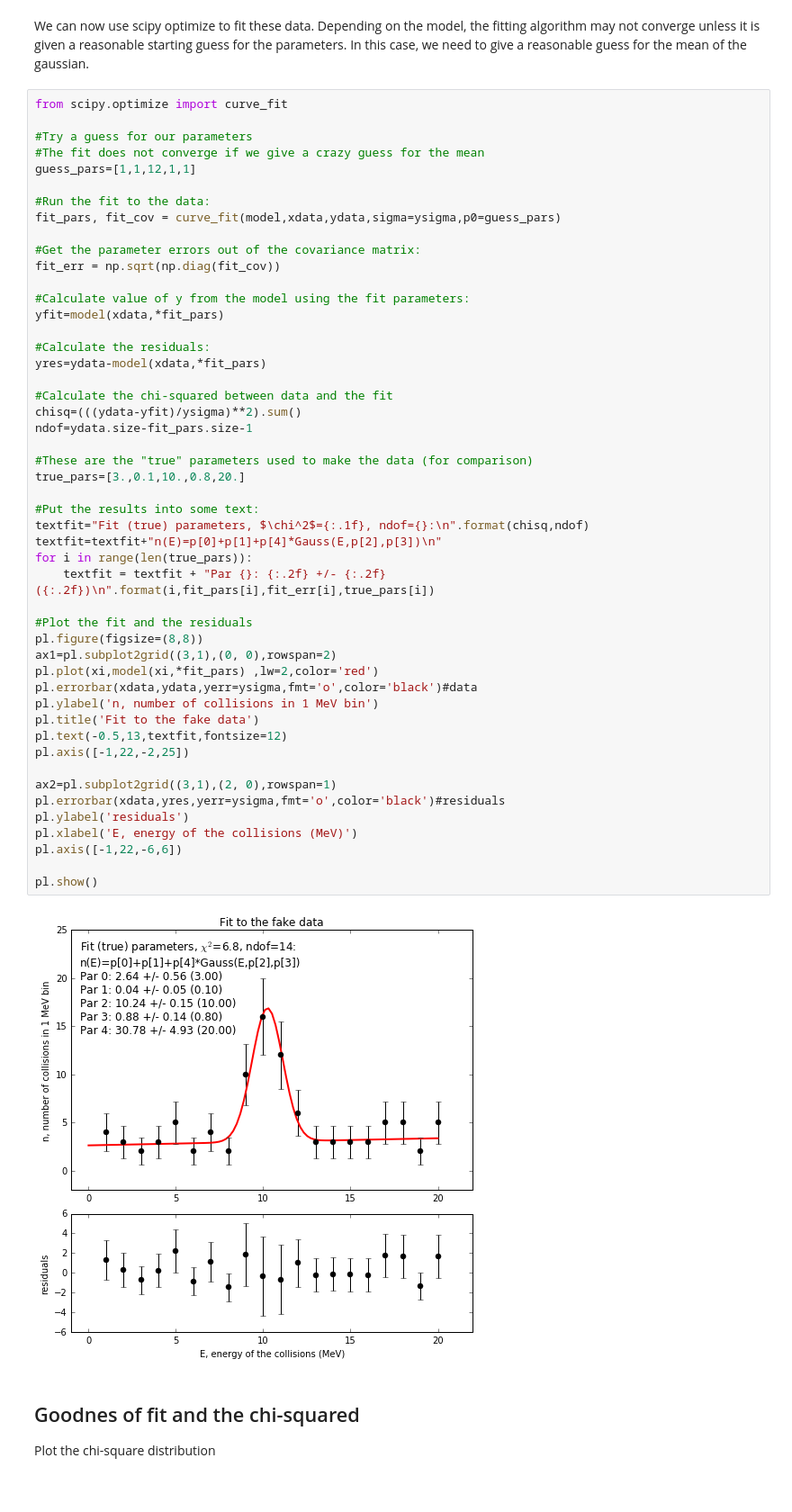
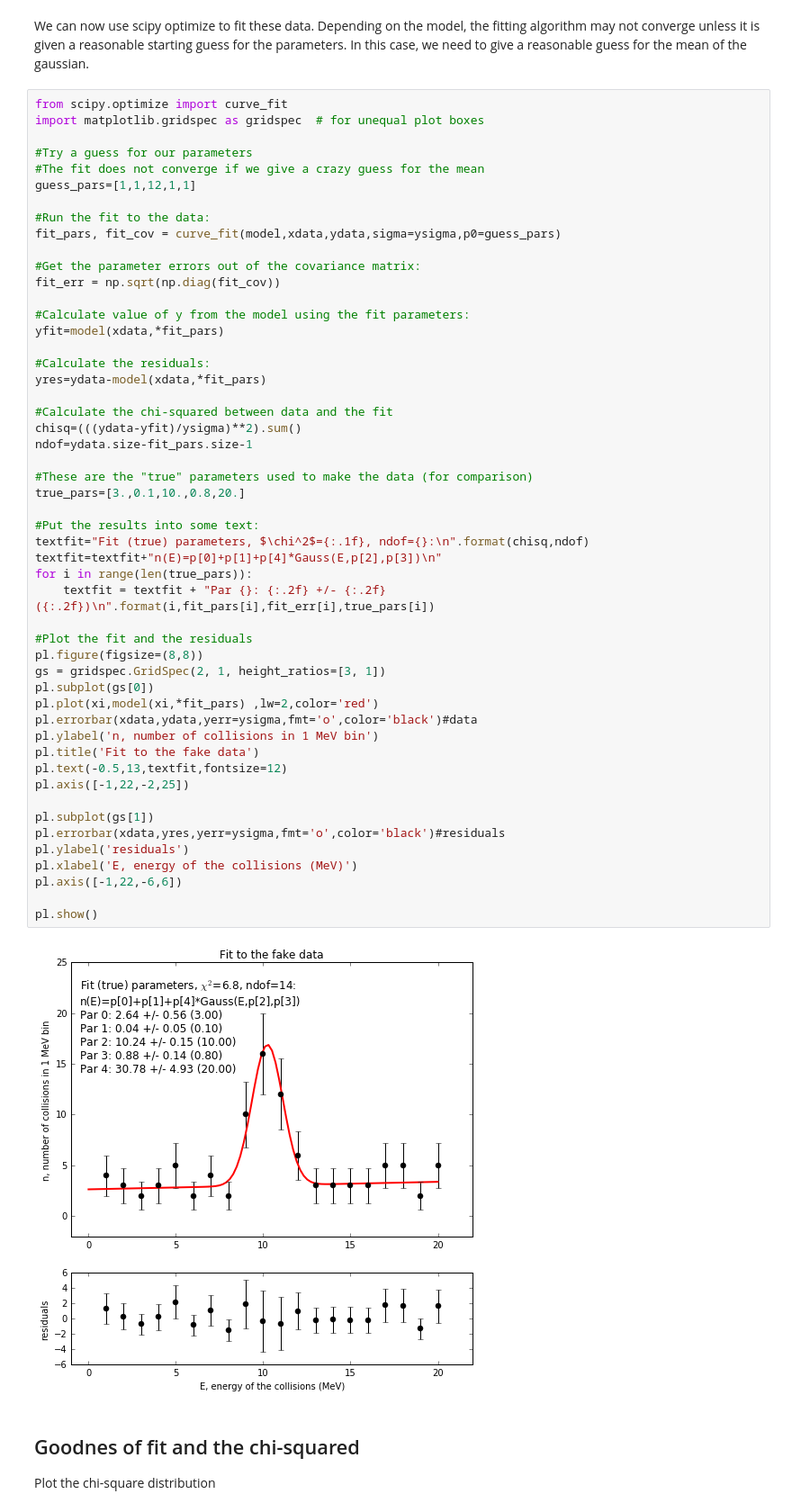
Before and after one commit to OSTP/DataAndErrorAnalysis, a Jupyter notebook: notebooks/Chapter8_Statistics_ModelData.ipynb, the cells around one changed output. Shown: that part at 90% size. Saved outputs shown, nothing was run; the diff lists cells and outputs as text.

```diff
--- a/notebooks/Chapter8_Statistics_ModelData.ipynb
+++ b/notebooks/Chapter8_Statistics_ModelData.ipynb
@@ -262,6 +268,7 @@ ysigma=data[:,2]
 We can now use scipy optimize to fit these data. Depending on the model, the fitting algorithm may not converge unless it is given a reasonable starting guess for the parameters. In this case, we need to give a reasonable guess for the mean of the gaussian.
 # %%
 from scipy.optimize import curve_fit
+import matplotlib.gridspec as gridspec  # for unequal plot boxes
 
 #Try a guess for our parameters
 #The fit does not converge if we give a crazy guess for the mean
@@ -281,36 +288,37 @@ yres=ydata-model(xdata,*fit_pars)
 
 #Calculate the chi-squared between data and the fit
 chisq=(((ydata-yfit)/ysigma)**2).sum()
 ndof=ydata.size-fit_pars.size-1
 
 #These are the "true" parameters used to make the data (for comparison)
 true_pars=[3.,0.1,10.,0.8,20.]
 
 #Put the results into some text:
 textfit="Fit (true) parameters, $\chi^2$={:.1f}, ndof={}:\n".format(chisq,ndof)
 textfit=textfit+"n(E)=p[0]+p[1]+p[4]*Gauss(E,p[2],p[3])\n"
 for i in range(len(true_pars)):
     textfit = textfit + "Par {}: {:.2f} +/- {:.2f} ({:.2f})\n".format(i,fit_pars[i],fit_err[i],true_pars[i])
 
 #Plot the fit and the residuals
 pl.figure(figsize=(8,8))
-ax1=pl.subplot2grid((3,1),(0, 0),rowspan=2)
+gs = gridspec.GridSpec(2, 1, height_ratios=[3, 1])
+pl.subplot(gs[0])
 pl.plot(xi,model(xi,*fit_pars) ,lw=2,color='red')
 pl.errorbar(xdata,ydata,yerr=ysigma,fmt='o',color='black')#data
 pl.ylabel('n, number of collisions in 1 MeV bin')
 pl.title('Fit to the fake data')
 pl.text(-0.5,13,textfit,fontsize=12)
 pl.axis([-1,22,-2,25])
 
-ax2=pl.subplot2grid((3,1),(2, 0),rowspan=1)
+pl.subplot(gs[1])
 pl.errorbar(xdata,yres,yerr=ysigma,fmt='o',color='black')#residuals
 pl.ylabel('residuals')
 pl.xlabel('E, energy of the collisions (MeV)')
 pl.axis([-1,22,-6,6])
 
 pl.show()
 # %% [output]
-[figure, old version]
+[figure, new version]
 # %% [markdown]
 ## Goodnes of fit and the chi-squared
 Plot the chi-square distribution
```
Also changed, not shown: parts of 2 cells of this notebook, 5 other files.
